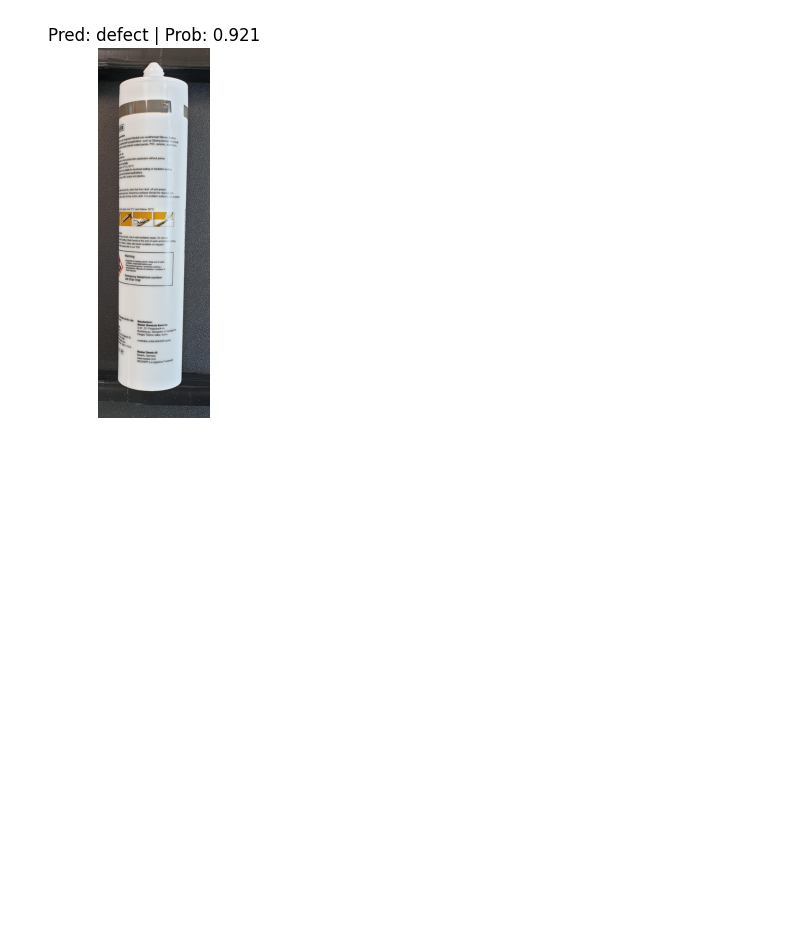
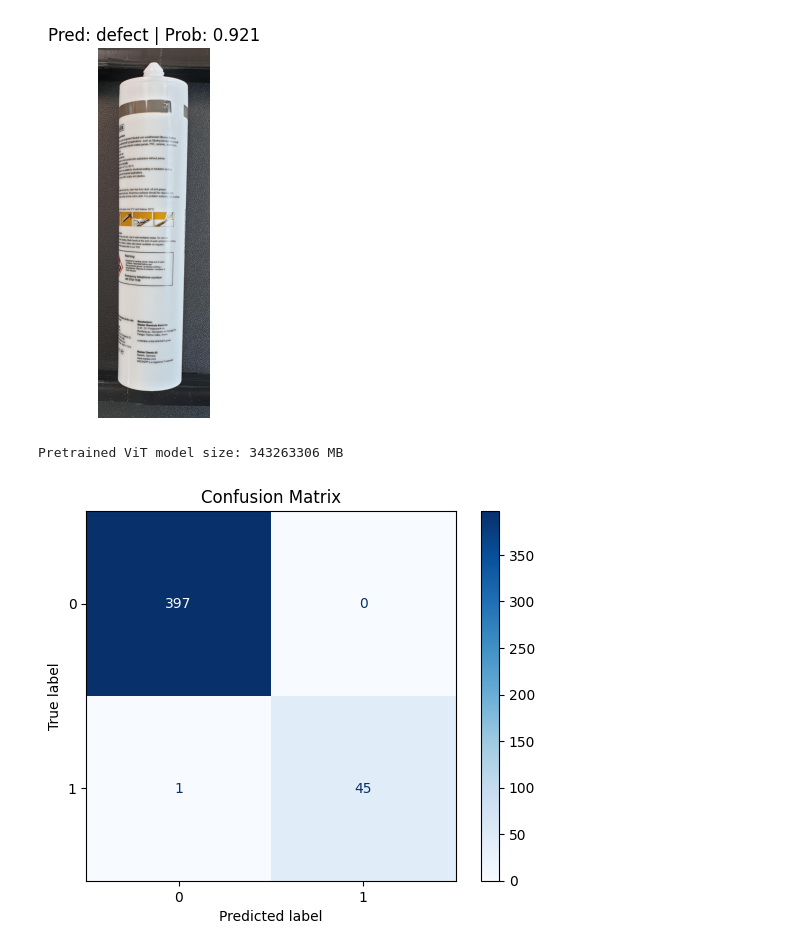
Before and after one commit to DutchVandaline/Artificial_Intelligence, a Jupyter notebook: Deep_Learning_Silant_Problem.ipynb, the cells around one changed output. Drawn from its saved outputs; the diff is of its cells as text; code cells hidden in the pictures; blank space fills up the shorter version.

Commit message:
Added Confusion Matrix and ROC curve

```diff
--- a/Deep_Learning_Silant_Problem.ipynb
+++ b/Deep_Learning_Silant_Problem.ipynb
@@ -203,3 +218,51 @@ pred_and_plot_image(model=pretrained_vit,
                            class_names=class_names)
 # %% [output]
 [figure]
+# %%
+from pathlib import Path
+
+pretrained_vit_model_size = Path("/content/drive/MyDrive/models/pretrained_vit_silant.pth").stat().st_size
+print(f"Pretrained ViT model size: {pretrained_vit_model_size} MB")
+# %% [output]
+Pretrained ViT model size: 343263306 MB
+# %%
+import torch
+import matplotlib.pyplot as plt
+from sklearn.metrics import confusion_matrix, ConfusionMatrixDisplay
+import numpy as np
+
+# Assuming you have a test DataLoader (test_dataloader_pretrained) and the model (pretrained_vit)
+# Ensure the model is in evaluation mode
+pretrained_vit.eval()
+
+# Create lists to store true and predicted labels
+true_labels = []
+predicted_labels = []
+
+# Move model to the appropriate device (e.g., CPU or GPU)
+pretrained_vit.to(device)
+
+# Disable gradient calculation for evaluation
+with torch.no_grad():
+    for data in test_dataloader_pretrained:
+        inputs, labels = data
+        inputs, labels = inputs.to(device), labels.to(device)
+
+        # Forward pass
+        outputs = pretrained_vit(inputs)
+        _, preds = torch.max(outputs, 1)
+
+        # Collect predictions and true labels
+        predicted_labels.extend(preds.cpu().numpy())
+        true_labels.extend(labels.cpu().numpy())
+
+# Compute confusion matrix
+conf_matrix = confusion_matrix(true_labels, predicted_labels)
+
+# Plot the confusion matrix
+disp = ConfusionMatrixDisplay(confusion_matrix=conf_matrix)
+disp.plot(cmap=plt.cm.Blues)
+plt.title('Confusion Matrix')
+plt.show()
+# %% [output]
+[figure, added]
```
Also changed, not shown: parts of 8 cells of this notebook.
